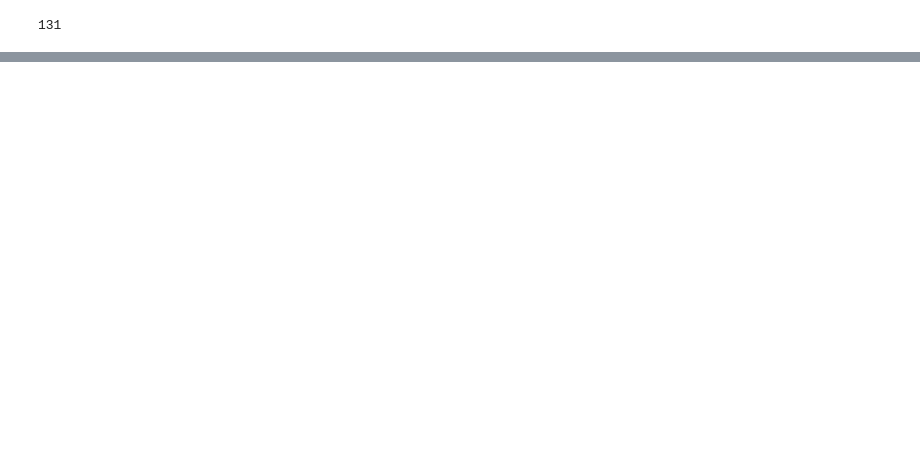
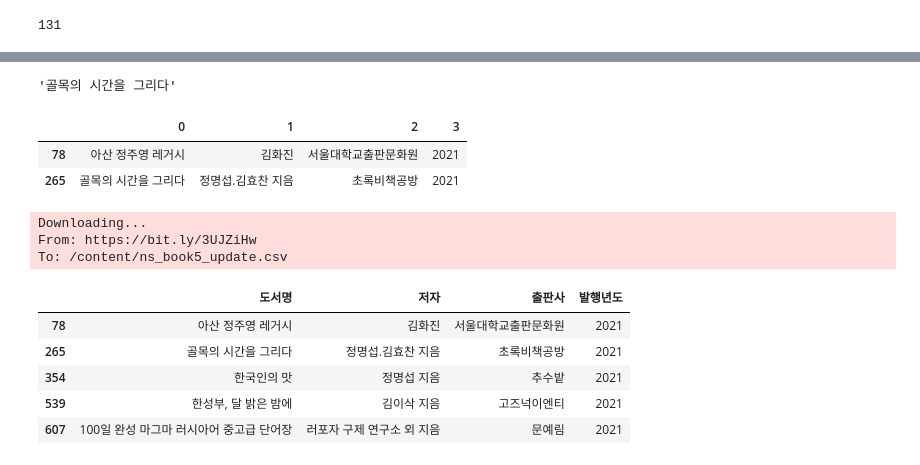
Before and after one commit to jhk990602/datapractice, a Jupyter notebook: 혼자공부하는데이터분석3장.ipynb, the cells around one changed output, grey strips where cells are left out. Cells and saved outputs as stored; diff of their text form; code cells hidden in the pictures; blank space fills up the shorter version.

```diff
--- a/혼자공부하는데이터분석3장.ipynb
+++ b/혼자공부하는데이터분석3장.ipynb
@@ -623,0 +634,4 @@ from bs4 import BeautifulSoup
+# %%
+get_book_title(9791191266054)
+# %% [output]
+'골목의 시간을 그리다'
@@ -623,0 +682,21 @@ from bs4 import BeautifulSoup
+# %%
+updated_sample = ns_book5[na_rows].head(2).apply(get_book_info,axis=1,result_type ='expand')
+updated_sample
+# %% [output]
+|  | 0 | 1 | 2 | 3 |
+| 78 | 아산 정주영 레거시 | 김화진 | 서울대학교출판문화원 | 2021 |
+| 265 | 골목의 시간을 그리다 | 정명섭.김효찬 지음 | 초록비책공방 | 2021 |
+# %%
+gdown.download('https://bit.ly/3UJZiHw', 'ns_book5_update.csv',quiet=False)
+ns_book5_update = pd.read_csv('ns_book5_update.csv', index_col=0)
+ns_book5_update.head()
+# %% [output]
+Downloading...
+From: https://bit.ly/3UJZiHw
+To: /content/ns_book5_update.csv
+|  | 도서명 | 저자 | 출판사 | 발행년도 |
+| 78 | 아산 정주영 레거시 | 김화진 | 서울대학교출판문화원 | 2021 |
+| 265 | 골목의 시간을 그리다 | 정명섭.김효찬 지음 | 초록비책공방 | 2021 |
+| 354 | 한국인의 맛 | 정명섭 지음 | 추수밭 | 2021 |
+| 539 | 한성부, 달 밝은 밤에 | 김이삭 지음 | 고즈넉이엔티 | 2021 |
+| 607 | 100일 완성 마그마 러시아어 중고급 단어장 | 러포자 구제 연구소 외 지음 | 문예림 | 2021 |
```
Also changed, not shown: parts of 8 cells of this notebook.
